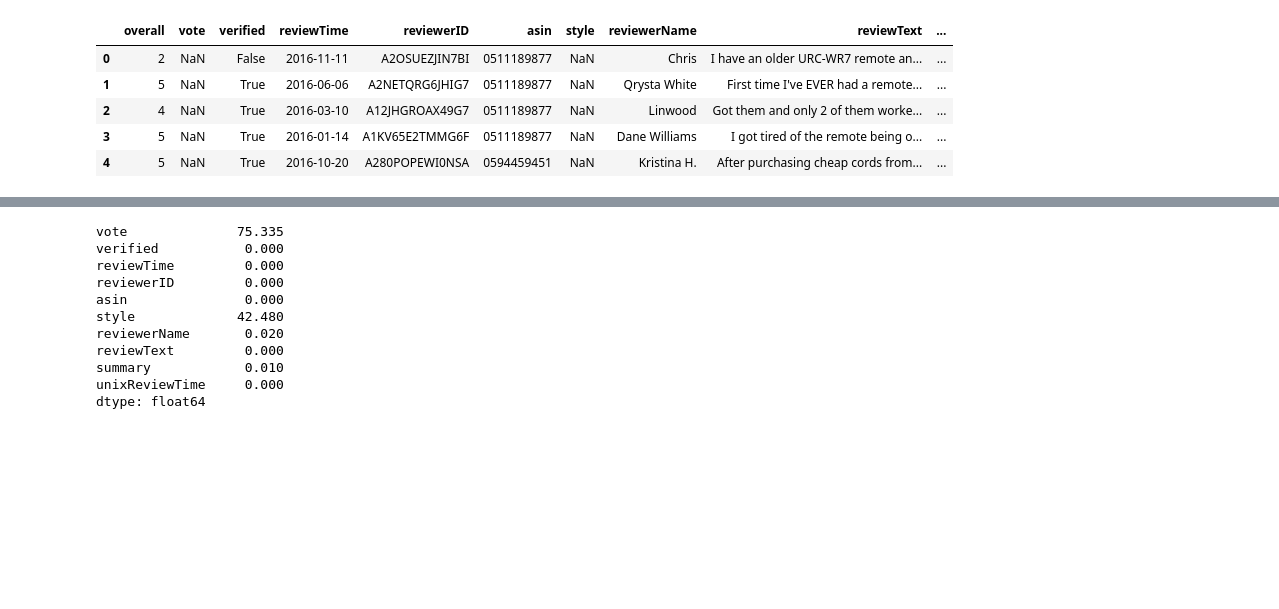
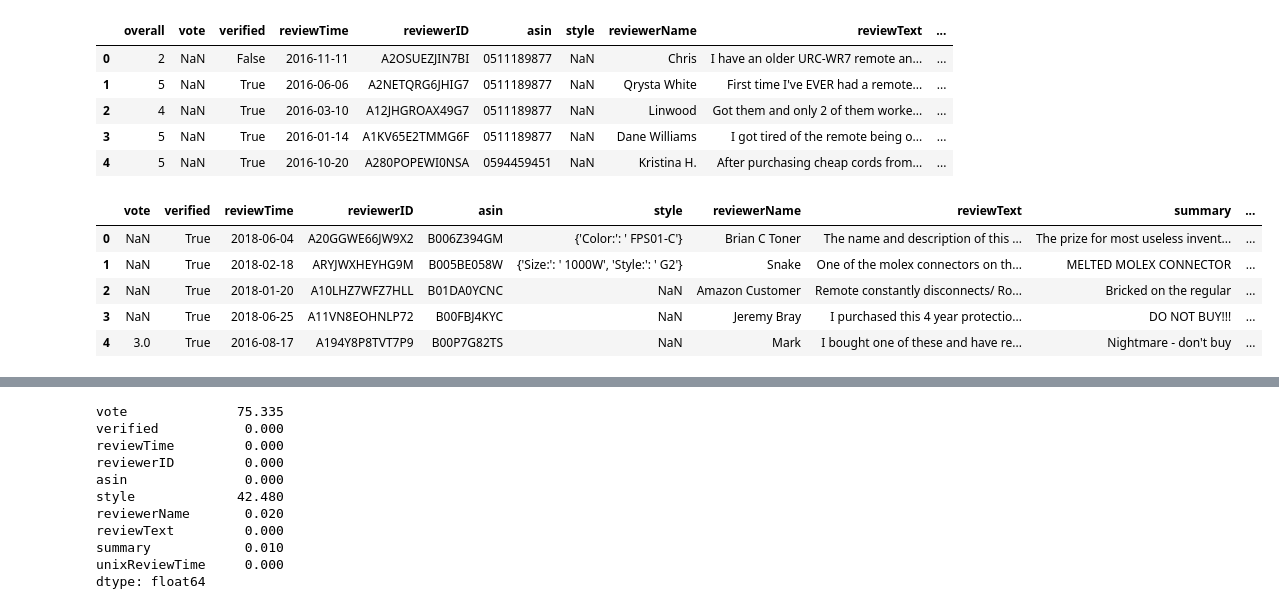
Before and after one commit to mr-robot77/Quera_G11-Project3, a Jupyter notebook: Problem2-Sentiment Analysis-NLP/Sentiment_Analysis_Amazon_NLP_Q3.ipynb, the cells around one changed output, grey strips where cells are left out. Drawn from its saved outputs; the diff is of its cells as text; code cells hidden in the pictures; blank space fills up the shorter version.

```diff
--- a/Problem2-Sentiment Analysis-NLP/Sentiment_Analysis_Amazon_NLP_Q3.ipynb
+++ b/Problem2-Sentiment Analysis-NLP/Sentiment_Analysis_Amazon_NLP_Q3.ipynb
@@ -119,6 +87,15 @@ train_data.head()
 | 2 | 4 | NaN | True | 2016-03-10 | A12JHGROAX49G7 | 0511189877 | NaN | Linwood | Got them and only 2 of them worke... | ... |
 | 3 | 5 | NaN | True | 2016-01-14 | A1KV65E2TMMG6F | 0511189877 | NaN | Dane Williams | I got tired of the remote being o... | ... |
 | 4 | 5 | NaN | True | 2016-10-20 | A280POPEWI0NSA | 0594459451 | NaN | Kristina H. | After purchasing cheap cords from... | ... |
+# %%
+test_data.head()
+# %% [output]
+|  | vote | verified | reviewTime | reviewerID | asin | style | reviewerName | reviewText | summary | ... |
+| 0 | NaN | True | 2018-06-04 | A20GGWE66JW9X2 | B006Z394GM | {'Color:': ' FPS01-C'} | Brian C Toner | The name and description of this ... | The prize for most useless invent... | ... |
+| 1 | NaN | True | 2018-02-18 | ARYJWXHEYHG9M | B005BE058W | {'Size:': ' 1000W', 'Style:': ' G2'} | Snake | One of the molex connectors on th... | MELTED MOLEX CONNECTOR | ... |
+| 2 | NaN | True | 2018-01-20 | A10LHZ7WFZ7HLL | B01DA0YCNC | NaN | Amazon Customer | Remote constantly disconnects/ Ro... | Bricked on the regular | ... |
+| 3 | NaN | True | 2018-06-25 | A11VN8EOHNLP72 | B00FBJ4KYC | NaN | Jeremy Bray | I purchased this 4 year protectio... | DO NOT BUY!!! | ... |
+| 4 | 3.0 | True | 2016-08-17 | A194Y8P8TVT7P9 | B00P7G82TS | NaN | Mark | I bought one of these and have re... | Nightmare - don't buy | ... |
 # %%
 null_df = pd.concat([train_data.isna().sum() * 100 / len(train_data) , train_data.isna().sum()], axis=1)
 null_df.columns=["percent", "num"]
```
Also changed, not shown: parts of 114 cells of this notebook.
